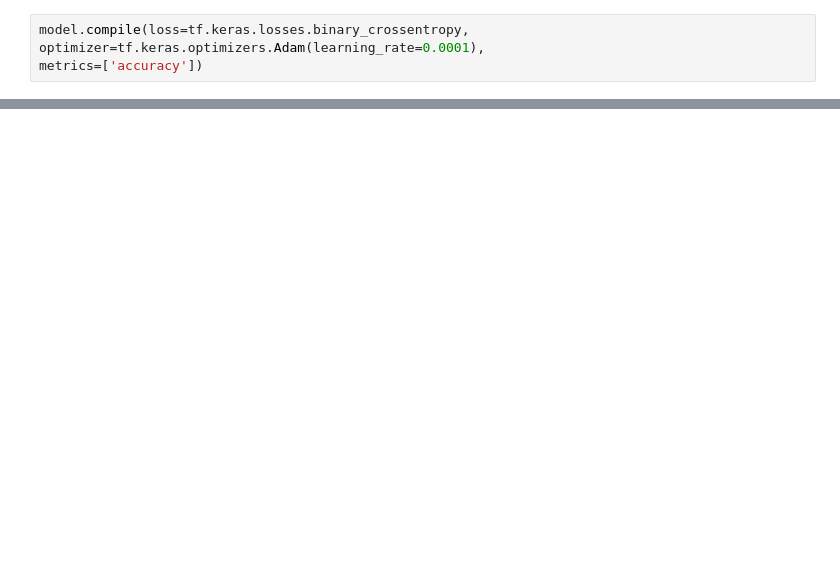
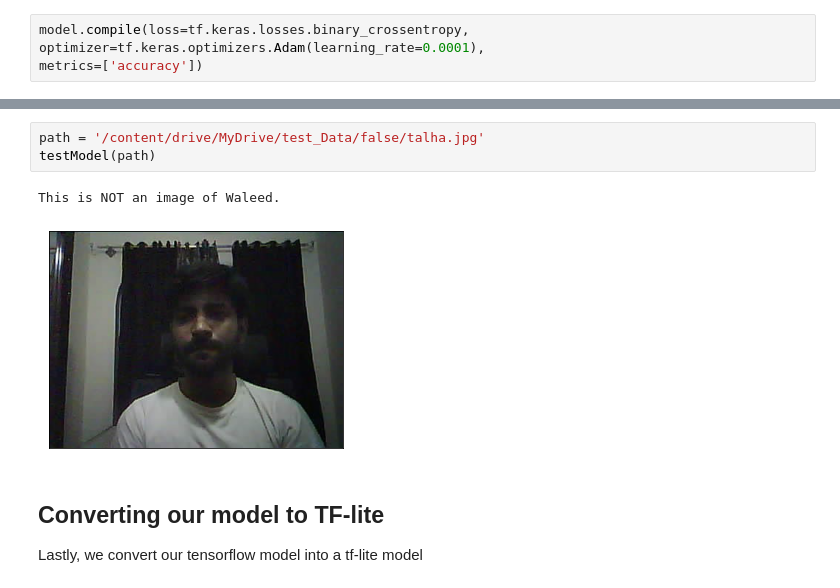
Before and after one commit to Waleed-Mujahid/Face-recognition-Door-bell, a Jupyter notebook: Cao_Project.ipynb, the cells around one changed output, grey strips where cells are left out. Cells and saved outputs as stored; diff of their text form; blank space fills up the shorter version.

```diff
--- a/Cao_Project.ipynb
+++ b/Cao_Project.ipynb
@@ -95,3 +211,12 @@ plt.plot(history.history['val_loss'])
+# %%
+path = '/content/drive/MyDrive/test_Data/false/talha.jpg'
+testModel(path)
+# %% [output]
+This is NOT an image of Waleed.
+[figure, added]
+# %% [markdown]
+## Converting our model to TF-lite
+  Lastly, we convert our tensorflow model into a tf-lite model
 # %%
 # Convert the model
 converter = tf.lite.TFLiteConverter.from_keras_model(model)
```
Also changed, not shown: parts of 31 cells of this notebook.
